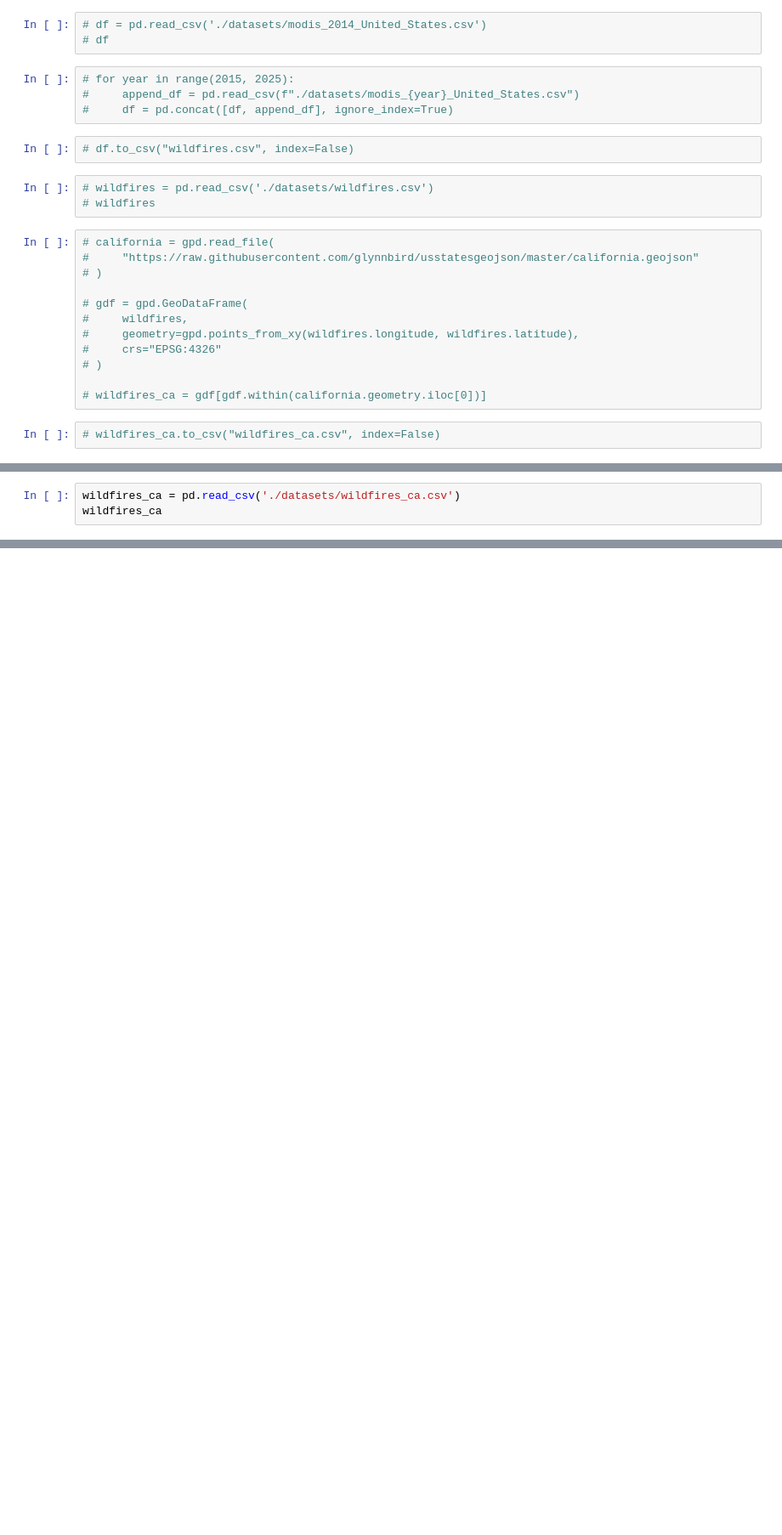
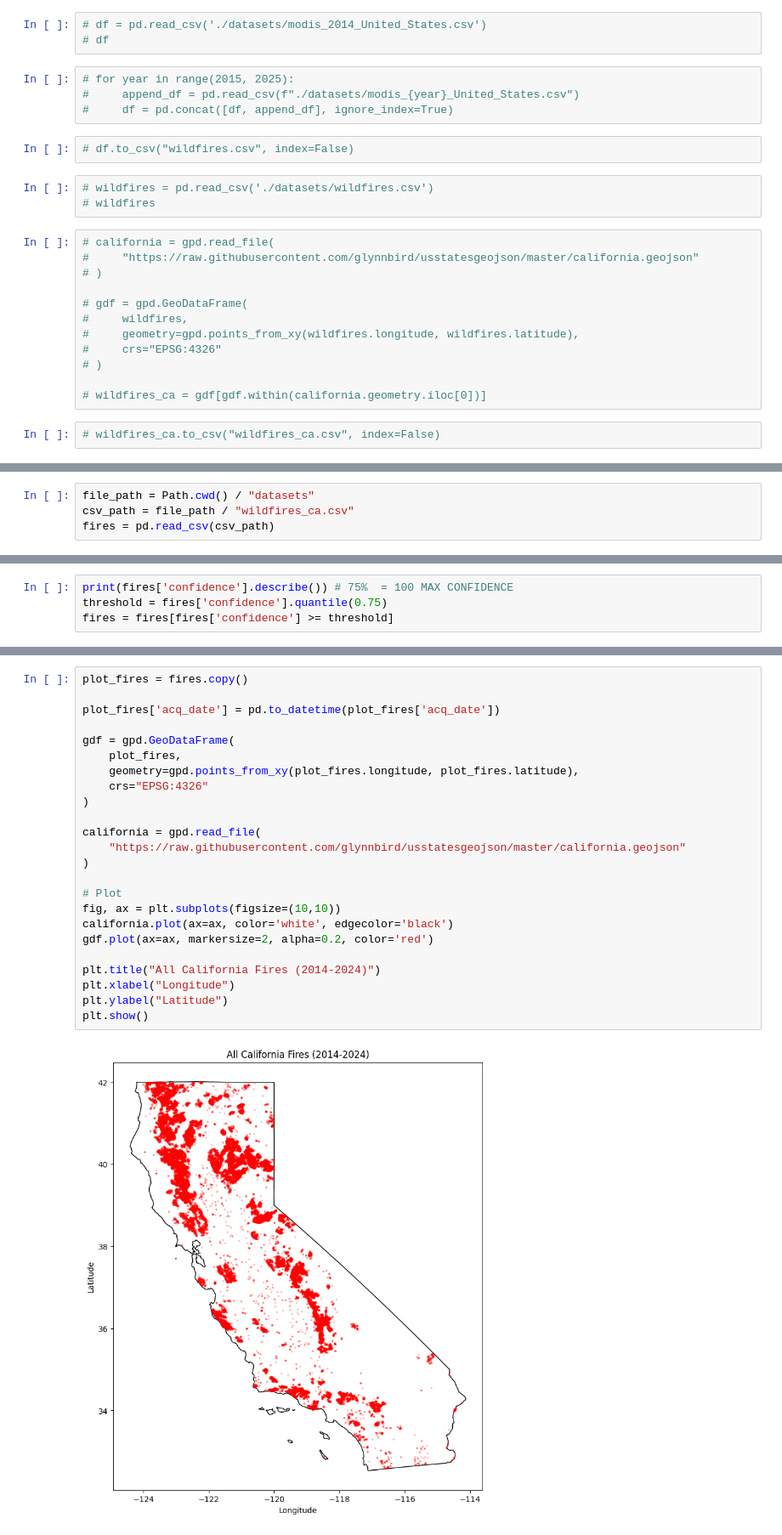
Before and after one commit to j2doan/firecluster_story, a Jupyter notebook: testenv.ipynb, the cells around one changed output, grey strips where cells are left out. Shown: that part at 85% size. Cells and saved outputs as stored; diff of their text form; blank space fills up the shorter version.

```diff
--- a/testenv.ipynb
+++ b/testenv.ipynb
@@ -32,3 +40,4 @@ from shapely.geometry import Point
 # %%
-wildfires_ca = pd.read_csv('./datasets/wildfires_ca.csv')
-wildfires_ca
+file_path = Path.cwd() / "datasets"
+csv_path = file_path / "wildfires_ca.csv"
+fires = pd.read_csv(csv_path)
@@ -48,0 +46,4 @@ wildfires_ca
+# %%
+print(fires['confidence'].describe()) # 75%  = 100 MAX CONFIDENCE
+threshold = fires['confidence'].quantile(0.75)
+fires = fires[fires['confidence'] >= threshold]
@@ -48,0 +88,26 @@ wildfires_ca
+# %%
+plot_fires = fires.copy()
+
+plot_fires['acq_date'] = pd.to_datetime(plot_fires['acq_date'])
+
+gdf = gpd.GeoDataFrame(
+    plot_fires,
+    geometry=gpd.points_from_xy(plot_fires.longitude, plot_fires.latitude),
+    crs="EPSG:4326"
+)
+
+california = gpd.read_file(
+    "https://raw.githubusercontent.com/glynnbird/usstatesgeojson/master/california.geojson"
+)
+
+# Plot
+fig, ax = plt.subplots(figsize=(10,10))
+california.plot(ax=ax, color='white', edgecolor='black')
+gdf.plot(ax=ax, markersize=2, alpha=0.2, color='red')
+
+plt.title("All California Fires (2014-2024)")
+plt.xlabel("Longitude")
+plt.ylabel("Latitude")
+plt.show()
+# %% [output]
+[figure, added]
```
Also changed, not shown: parts of 11 cells of this notebook, 6 other files.
